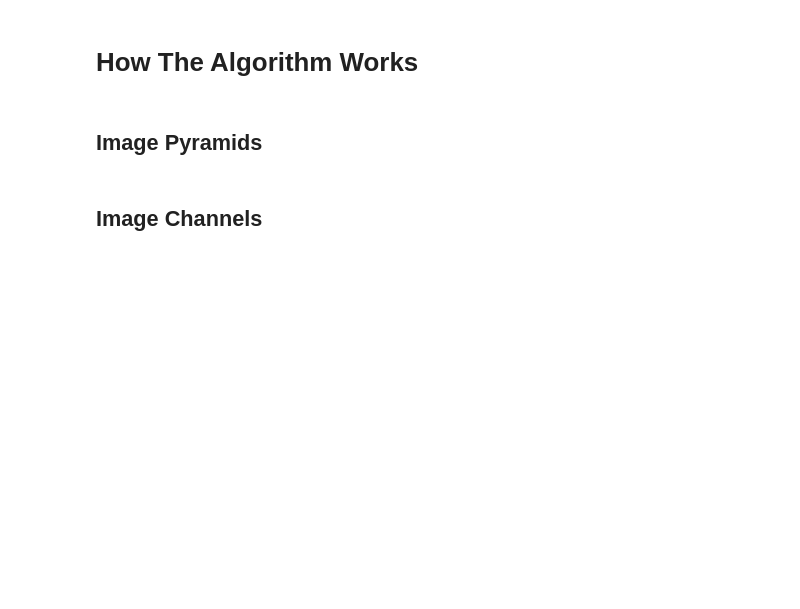
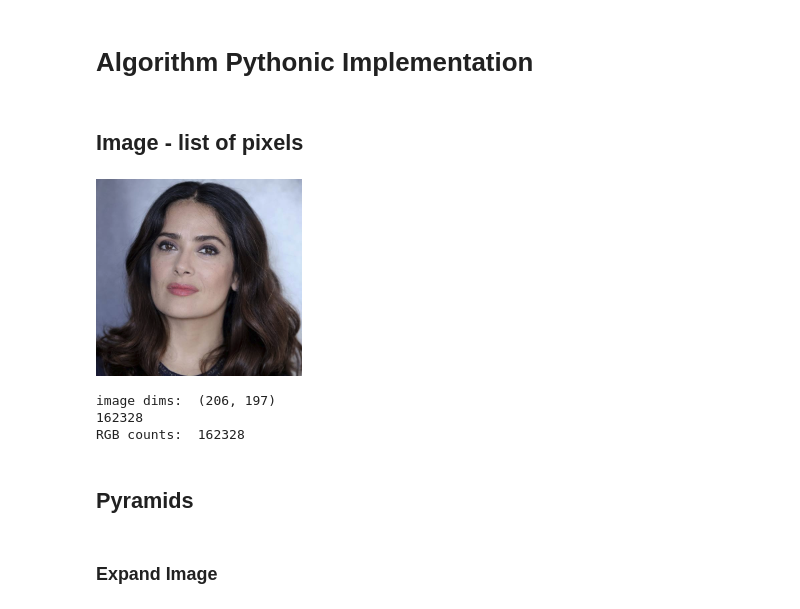
Before and after one commit to will-hill/Computer_Vision_Object_Detection, a Jupyter notebook: 4_Theory_Behind_Algorithm.ipynb, the cells around one changed output. Cells and saved outputs as stored; diff of their text form; code cells hidden in the pictures; blank space fills up the shorter version.

Commit message:
good stuff here - notebook-ize algorithm

```diff
--- a/4_Theory_Behind_Algorithm.ipynb
+++ b/4_Theory_Behind_Algorithm.ipynb
@@ -4,2 +4,2 @@
-# %% [markdown]
-# How The Algorithm Works
+# %% [markdown]
+# Algorithm Pythonic Implementation
@@ -6,4 +13,20 @@
+# %% [markdown]
+## Image - list of pixels
+# %%
+x = Image.open('selma.png') # open image
+display(x)
+print('image dims: ', x.size)
+print(
+    x.size[0] *
+    x.size[1] *
+    4) # R, G, B, a
+print("RGB counts: " , len(np.array(x).flatten().tolist()))
+# %% [output]
+[figure, added]
+image dims:  (206, 197)
+162328
+RGB counts:  162328
 # %% [markdown]
-## Image Pyramids
+## Pyramids
 # %% [markdown]
-## Image Channels
+### Expand Image
```
Also changed, not shown: parts of 39 cells of this notebook, 8 other files.
